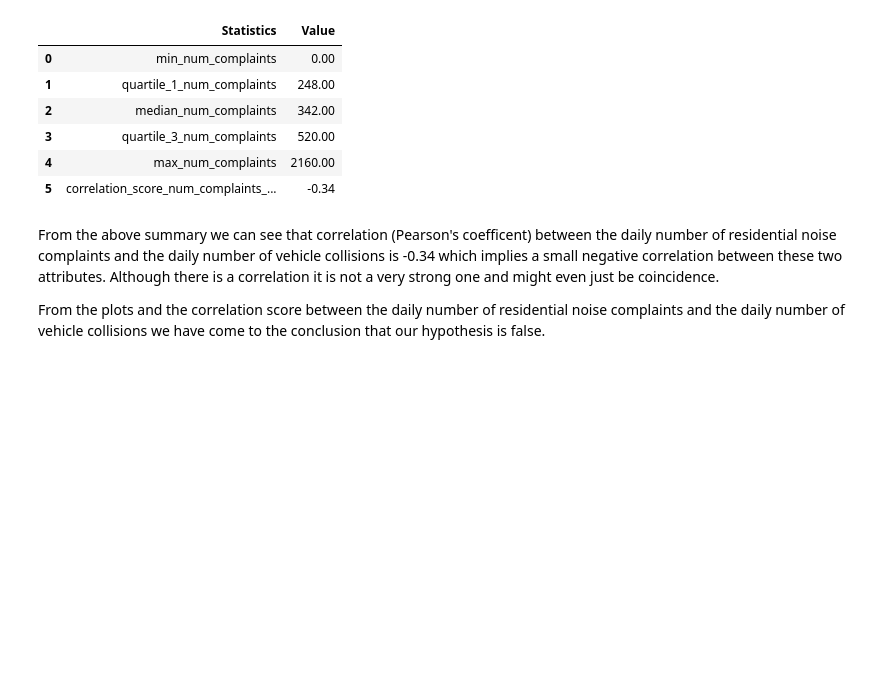
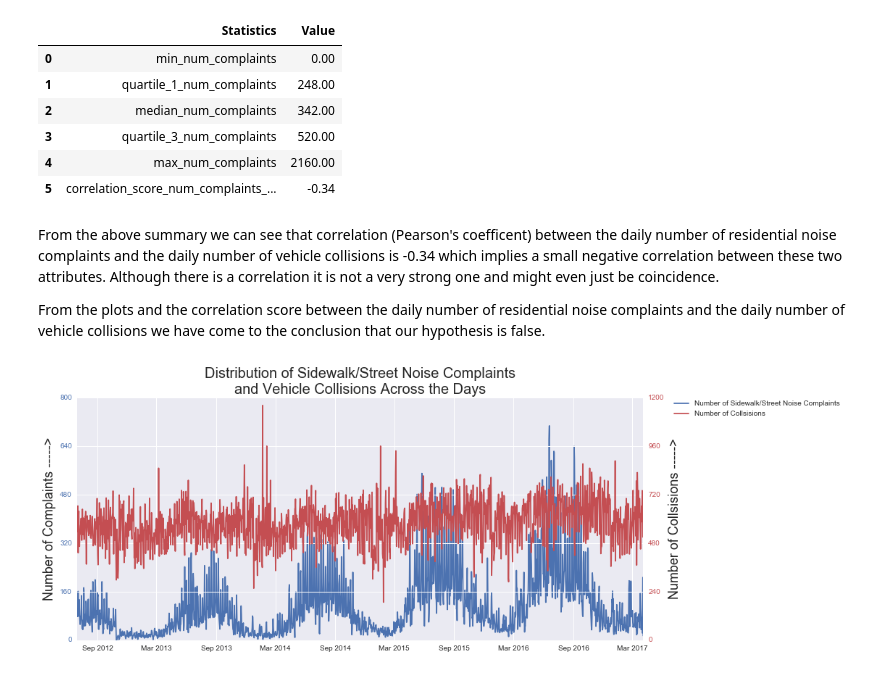
Before and after one commit to aparajita2930/NYC_Complaints_Analysis, a Jupyter notebook: results/hypothesis_2/hypothesis_2.ipynb, the cells around one changed output. Cells and saved outputs as stored; diff of their text form; code cells hidden in the pictures; blank space fills up the shorter version.

```diff
--- a/results/hypothesis_2/hypothesis_2.ipynb
+++ b/results/hypothesis_2/hypothesis_2.ipynb
@@ -92,3 +92,42 @@ noise_comp_crash_summary
 From the above summary we can see that correlation (Pearson's coefficent) between the daily number of residential noise complaints and the daily number of vehicle collisions is -0.34 which implies a small negative correlation between these two attributes. Although there is a correlation it is not a very strong one and might even just be coincidence.
 
 From the plots and the correlation score between the daily number of residential noise complaints and the daily number of vehicle collisions we have come to the conclusion that our hypothesis is false.
+# %%
+sw_noise_comp_crash =  pd.read_csv("noise_complaints_crash_sw.out",
+                                names = ["date", "num_complaints", "num_collisions", "state"])
+sw_noise_comp_crash["date"] = pd.to_datetime(sw_noise_comp_crash['date'], format='%Y%m%d').dt.date
+# %%
+fig_sw, ax1 = plt.subplots(figsize=(14, 6))
+
+title = ('Distribution of Sidewalk/Street Noise Complaints'
+         '\nand Vehicle Collisions Across the Days')
+plt.title(title, fontsize=20)
+
+g1_sw = ax1.plot(sw_noise_comp_crash.date, sw_noise_comp_crash.num_complaints, 'b',
+              label='Number of Sidewalk/Street Noise Complaints')
+
+ax1.set_ylabel('Number of Complaints ----->', fontsize=18)
+ax1.set_ylim(0, 800)
+for i in ax1.get_yticklabels():
+    i.set_color('b')
+
+ax2 = ax1.twinx()
+g2_sw = ax2.plot(sw_noise_comp_crash.date, sw_noise_comp_crash.num_collisions, 'r',
+              label='Number of Collsisions')
+
+ax2.set_ylabel('Number of Collsisions ----->', fontsize=18)
+ax2.set_ylim(0, 1200)
+for i in ax2.get_yticklabels():
+    i.set_color('r')
+
+lines = g1_sw + g2_sw
+ax1.legend(lines, [l.get_label() for l in lines],
+           bbox_to_anchor=(1.05, 1), loc=2, borderaxespad=0.)
+
+ax1.set_yticks(np.linspace(ax1.get_ybound()[0], ax1.get_ybound()[1], 6))
+ax2.set_yticks(np.linspace(ax2.get_ybound()[0], ax2.get_ybound()[1], 6))
+
+plt.show()
+fig_sw.savefig("SW_Noise_and_Crashes.jpg")
+# %% [output]
+[figure, added]
```
Also changed, not shown: parts of 23 cells of this notebook, 30 other files.
